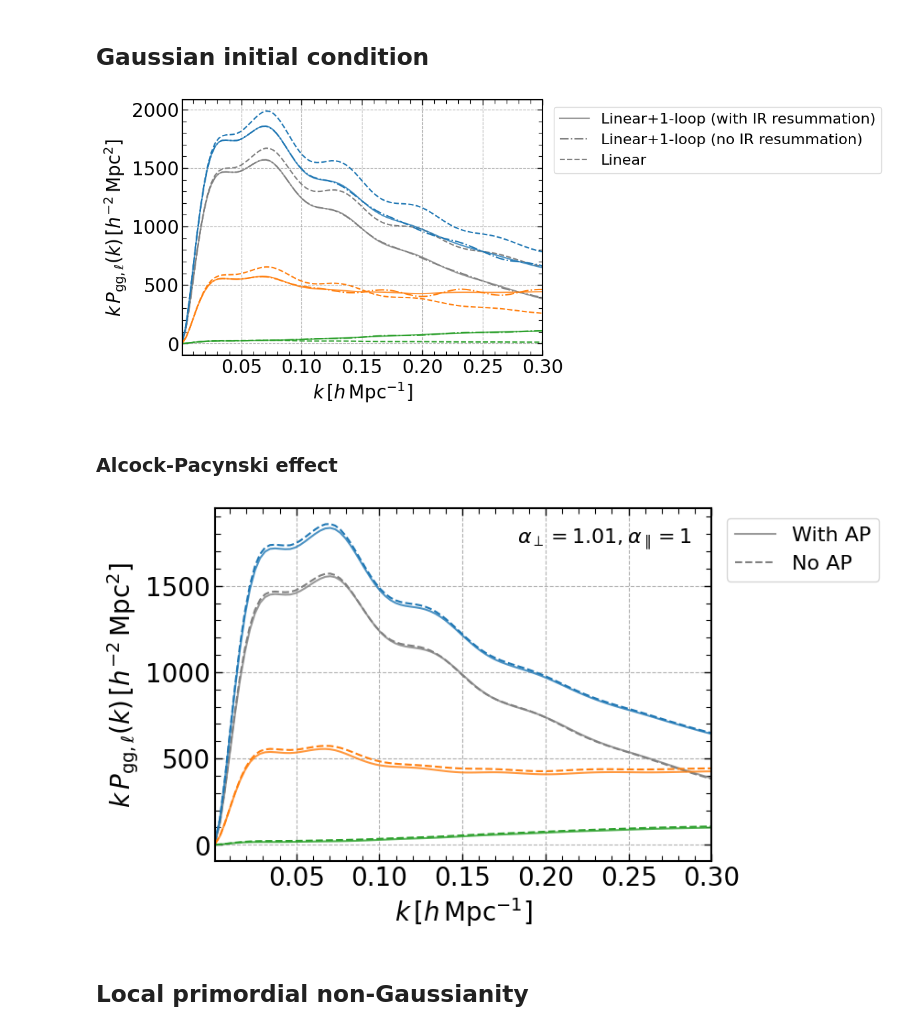
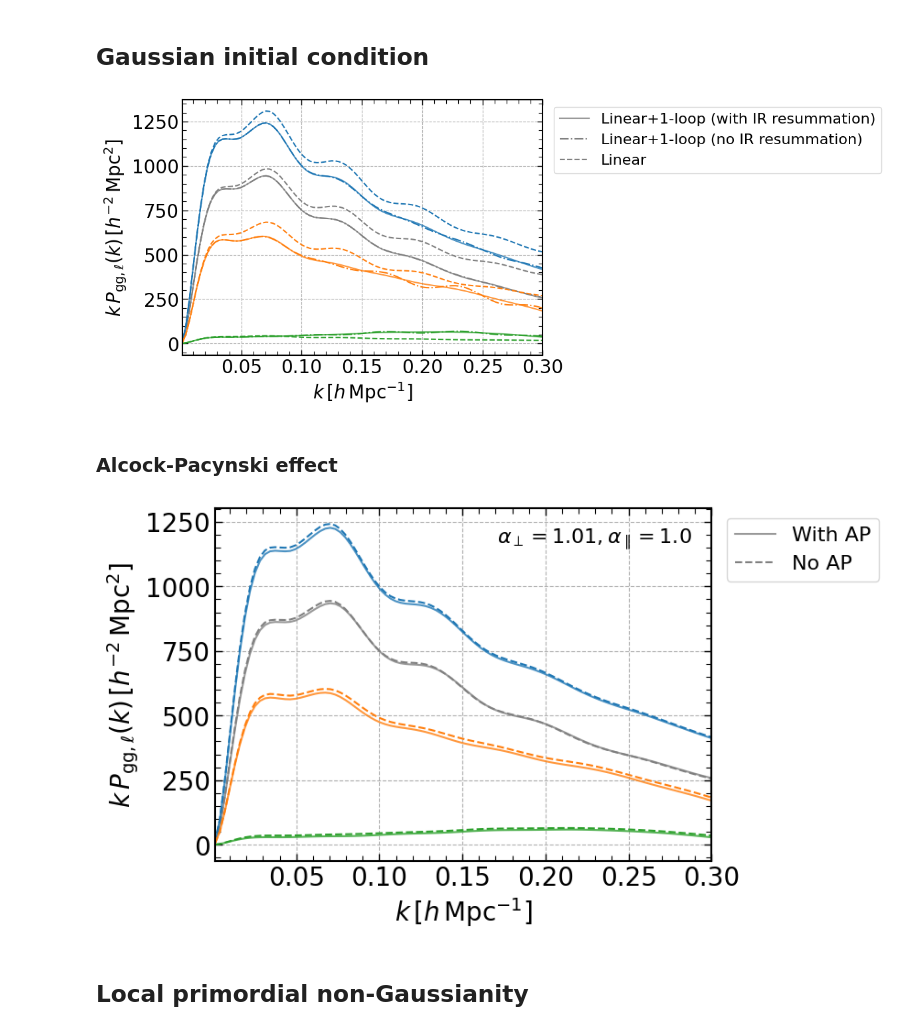
Before and after one commit to archaeo-pteryx/elf, a Jupyter notebook: example/ps_1loop.ipynb, the cells around one changed output. Drawn from its saved outputs; the diff is of its cells as text; code cells hidden in the pictures.

Commit message:
updated the example Jupyter notebook with adding input linear spectra data.

```diff
--- a/example/ps_1loop.ipynb
+++ b/example/ps_1loop.ipynb
@@ -35,10 +38,9 @@ pt.set_pk_lin(k, pk_lin)
-# %%
-## Specify the linear growth rate f
-pt.set_fgrowth(fgrowth=0.528)
-
-## Preparation for computing 1-loop terms
-pt.set_1loop(hubble=0.6727)
 # %%
+## Set the linear growth factor D (normalized as D(z=0)=1) and the linear growth rate f.
+## Here, we want to compute the galaxy power spectrum at z=1 in Planck 2018 cosmology.
+pt.set_Dgrowth(Dgrowth=0.6067)
+pt.set_fgrowth(fgrowth=0.8768)
+
 ## Set galaxy bias parameters
 bias = {'b1': 2, 'b2': -1, 'bG2': 0.1, 'bGamma3': -0.1}
 pt.set_bias_params(bias)
@@ -62,7 +64,7 @@ fig = plt.figure(figsize=(7,5))
 color = plt.rcParams['axes.prop_cycle'].by_key()['color']
 ax = fig.add_subplot()
 
-k = np.linspace(1e-3,0.3,100)
+k = np.linspace(1e-3, 0.3, 100)
 
 # real space
 pk_tree = pt.get_pk_gg_lin(k)
@@ -72,14 +74,16 @@ ax.plot(k, k * pk_irres, ls='-', c='gray', alpha=0.8, label=r'Linear+1-loop (wit
 ax.plot(k, k * pk_noirres, ls='-.', c='gray', label=r'Linear+1-loop (no IR resummation)')
 ax.plot(k, k * pk_tree, ls='--', c='gray', label=r'Linear')
 
+ells = [0,2,4]
+pkl_tree = pt.get_pk_ell_gg_lin(k, ells)
+pkl_noirres = pt.get_pk_ell_gg(k, ells, irres=False)
+pkl_irres = pt.get_pk_ell_gg(k, ells, irres=True)
+
 # redshift space multipoles
 for i, l in enumerate([0,2,4]):
-    pl_tree = pt.get_pk_ell_gg_lin(l, k)
-    pl_noirres = pt.get_pk_ell_gg(l, k, irres=False)
-    pl_irres = pt.get_pk_ell_gg(l, k, irres=True)
-    ax.plot(k, k * pl_irres, ls='-', c=color[i], alpha=0.8,)
-    ax.plot(k, k * pl_noirres, ls='-.', c=color[i])
-    ax.plot(k, k * pl_tree, ls='--', c=color[i])
+    ax.plot(k, k * pkl_irres[i], ls='-', c=color[i], alpha=0.8,)
+    ax.plot(k, k * pkl_noirres[i], ls='-.', c=color[i])
+    ax.plot(k, k * pkl_tree[i], ls='--', c=color[i])
 
 axs = plt.gcf().get_axes()
 for ax in axs:
@@ -90,47 +94,49 @@ for ax in axs:
     plt.legend(fontsize=16, bbox_to_anchor=(1.01, 1.0), loc='upper left')
     plt.grid(linestyle='--')
 # %% [output]
-[figure, old version]
+[figure, new version]
 # %% [markdown]
 ### Alcock-Pacynski effect
 # %%
 ## Plot P_ell(k) with AP effect
 
 fig = plt.figure(figsize=(7,5))
 color = plt.rcParams['axes.prop_cycle'].by_key()['color']
 ax = fig.add_subplot()
 
 k = np.linspace(1e-3,0.3,100)
 
 # AP parameters, depending on the reference cosmology and redshift
 alpha_perp = 1.01
-alpha_para = 1
+alpha_para = 1.
 
 # real space
 pk_AP = pt.get_pk_gg_ref(k, alpha_perp, alpha_para, irres=True)
 pk = pt.get_pk_gg(k, irres=True)
 ax.plot(k, k * pk_AP, ls='-', c='gray', alpha=0.8, label=r'With AP')
 ax.plot(k, k * pk, ls='--', c='gray', label=r'No AP')
 
+ells = [0,2,4]
+pkl_AP = pt.get_pk_ell_gg_ref(k, ells, alpha_perp, alpha_para, irres=True)
+pkl = pt.get_pk_ell_gg(k, ells, irres=True)
+
 # redshift space multipoles
-for i, l in enumerate([0,2,4]):
-    pl_AP = pt.get_pk_ell_gg_ref(l, k, alpha_perp, alpha_para, irres=True)
-    pl = pt.get_pk_ell_gg(l, k, irres=True)
-    ax.plot(k, k * pl_AP, ls='-', c=color[i], alpha=0.8)
-    ax.plot(k, k * pl, ls='--', c=color[i])
+for i, l in enumerate(ells):
+    ax.plot(k, k * pkl_AP[i], ls='-', c=color[i], alpha=0.8)
+    ax.plot(k, k * pkl[i], ls='--', c=color[i])
 
 ax.text(0.96, 0.9, r'$\alpha_\perp=%s, \alpha_\parallel=%s$' % (alpha_perp, alpha_para), fontsize=16, transform=ax.transAxes, ha='right')
 
 axs = plt.gcf().get_axes()
 for ax in axs:
     plt.sca(ax)
     plt.xlabel(r'$k \, [h\,\mathrm{Mpc}^{-1}]$')
     plt.ylabel(r'$k \, P_{\mathrm{gg},\ell}(k)\,[h^{-2}\,\mathrm{Mpc}^2]$')
     plt.xlim(k.min(), k.max())
     plt.legend(fontsize=16, bbox_to_anchor=(1.01, 1.0), loc='upper left')
     plt.grid(linestyle='--')
 # %% [output]
-[figure, old version]
+[figure, new version]
 # %% [markdown]
 ## Local primordial non-Gaussianity
 # %%
```
Also changed, not shown: parts of 8 cells of this notebook, 2 other files.
